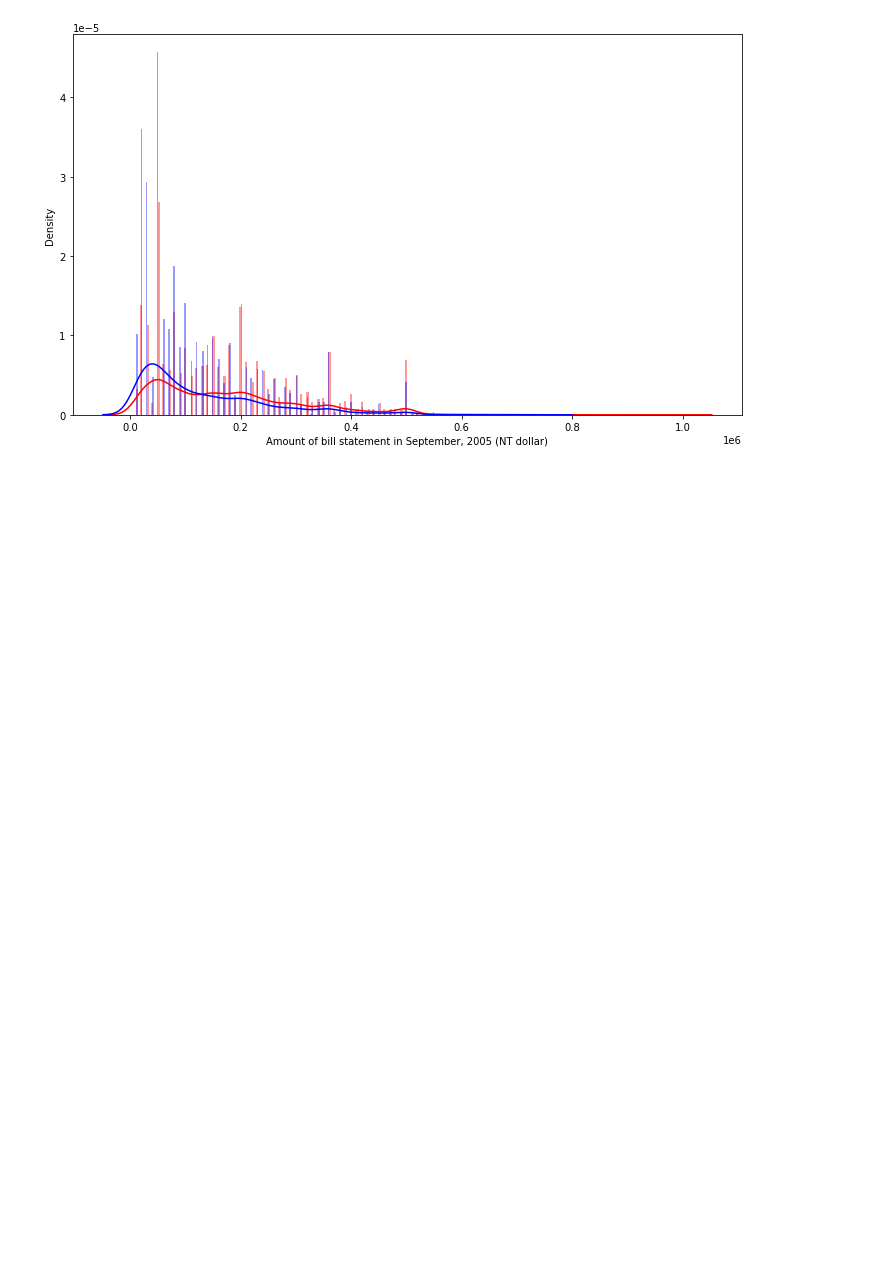
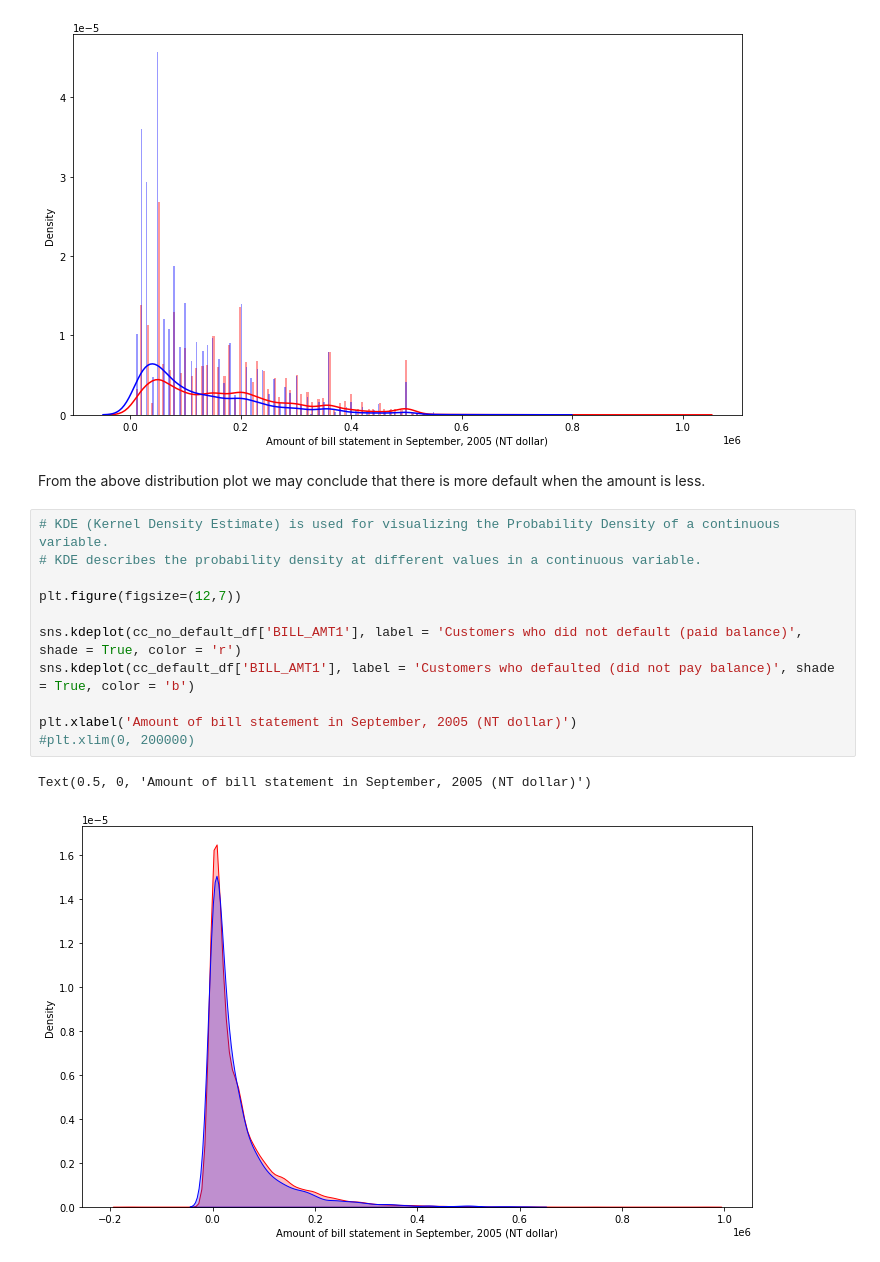
Before and after one commit to shubhpanchal/Credit-Card-Default-Prediction, a Jupyter notebook: Copy_of_Credit_Card_Default_Prediction_Capstone_Project.ipynb, the cells around one changed output. Drawn from its saved outputs; the diff is of its cells as text; blank space fills up the shorter version.

```diff
--- a/Copy_of_Credit_Card_Default_Prediction_Capstone_Project.ipynb
+++ b/Copy_of_Credit_Card_Default_Prediction_Capstone_Project.ipynb
@@ -207,3 +207,19 @@ plt.xlabel('Amount of bill statement in September, 2005 (NT dollar)')
 # %% [output]
 Text(0.5, 0, 'Amount of bill statement in September, 2005 (NT dollar)')
 [figure]
+# %% [markdown]
+From the above distribution plot we may conclude that there is more default when the amount is less.
+# %%
+# KDE (Kernel Density Estimate) is used for visualizing the Probability Density of a continuous variable.
+# KDE describes the probability density at different values in a continuous variable.
+
+plt.figure(figsize=(12,7))
+
+sns.kdeplot(cc_no_default_df['BILL_AMT1'], label = 'Customers who did not default (paid balance)', shade = True, color = 'r')
+sns.kdeplot(cc_default_df['BILL_AMT1'], label = 'Customers who defaulted (did not pay balance)', shade = True, color = 'b')
+
+plt.xlabel('Amount of bill statement in September, 2005 (NT dollar)')
+#plt.xlim(0, 200000)
+# %% [output]
+Text(0.5, 0, 'Amount of bill statement in September, 2005 (NT dollar)')
+[figure, added]
```
Also changed, not shown: parts of 15 cells of this notebook.
